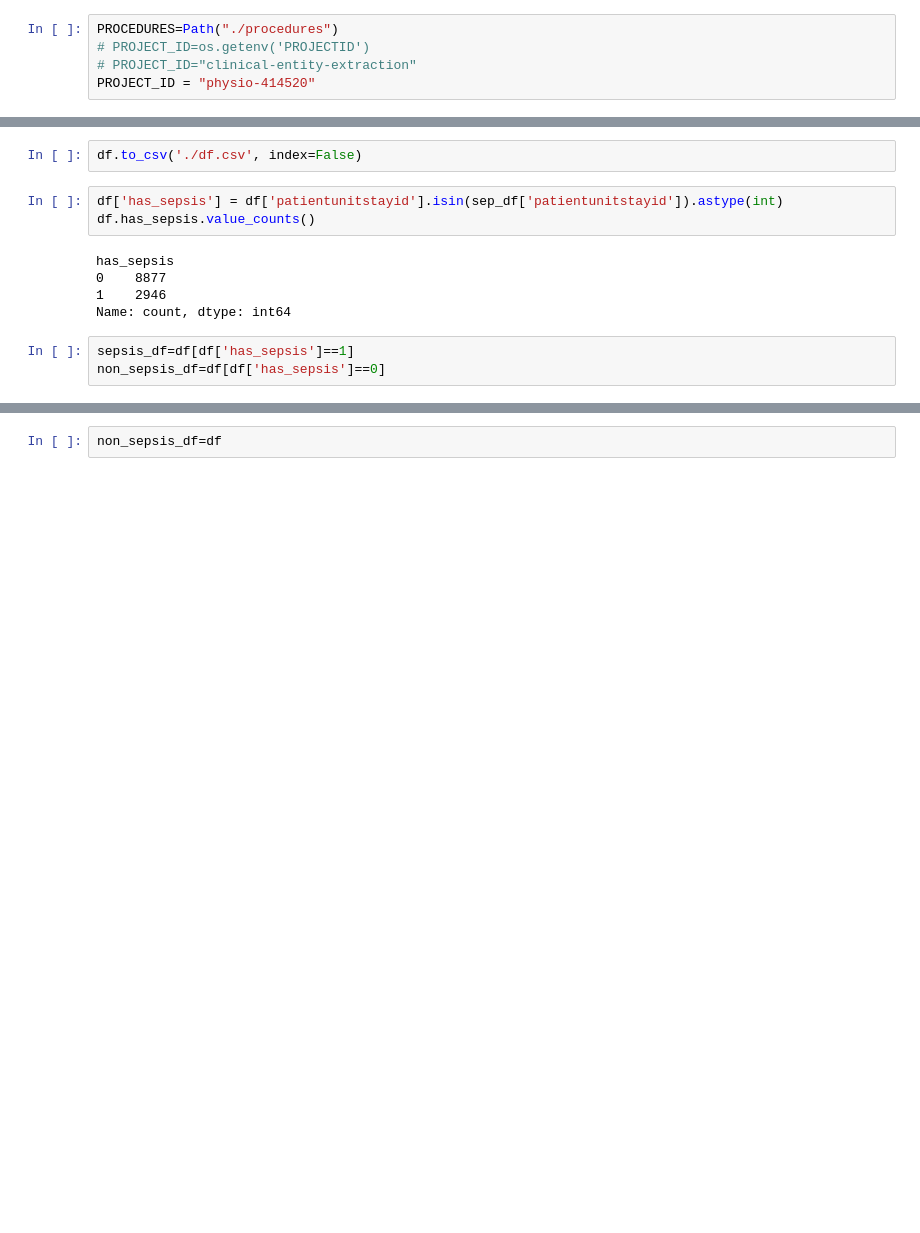
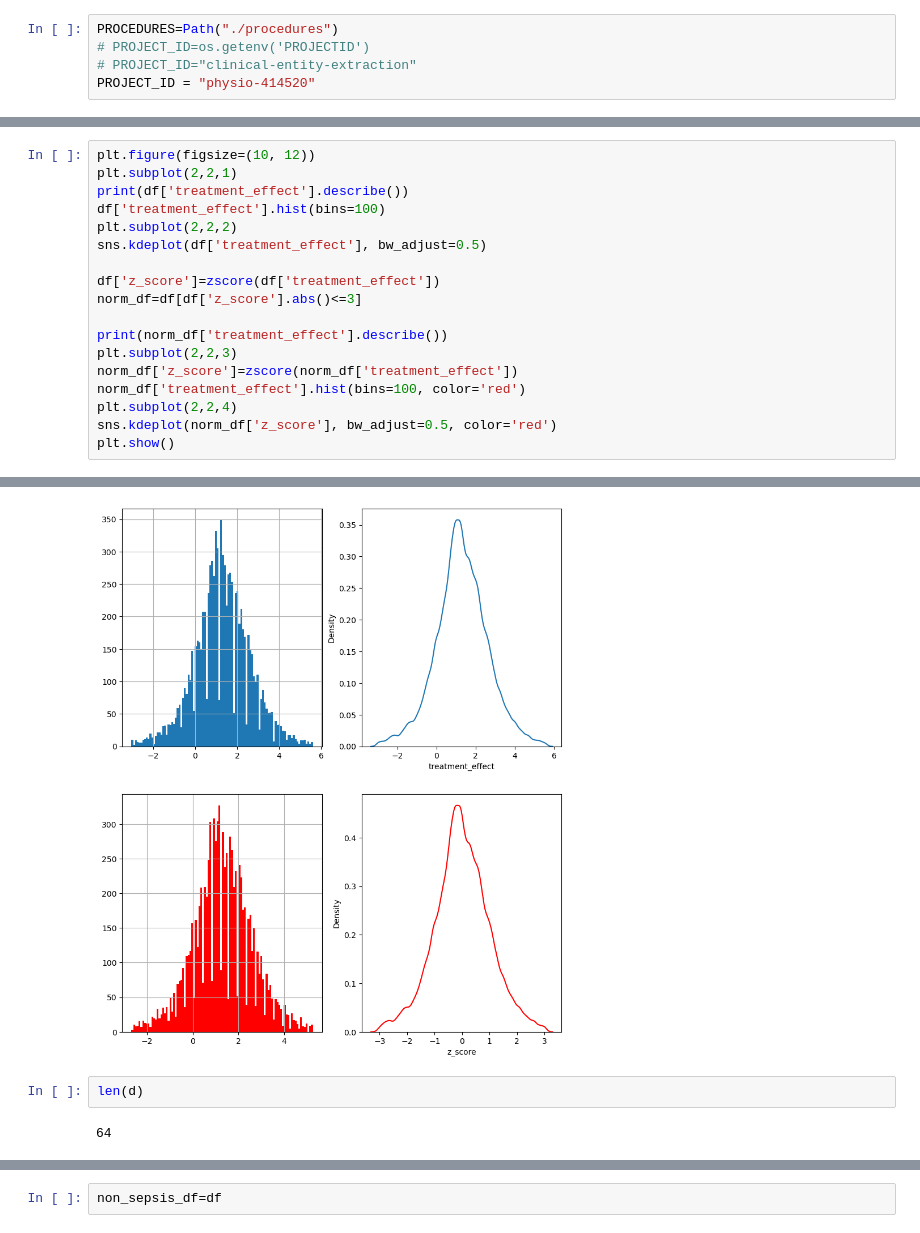
Before and after one commit to jhn-nt/hcrbct, a Jupyter notebook: sepsis_eda.ipynb, the cells around one changed output, grey strips where cells are left out. Saved outputs shown, nothing was run; the diff lists cells and outputs as text; blank space fills up the shorter version.

```diff
--- a/sepsis_eda.ipynb
+++ b/sepsis_eda.ipynb
@@ -224,14 +181,20 @@ continuous=['initial_weight','treatment_effect', 'treatment_effect_per_unit', 't
            'Total_time', 'apache_score','SaO2', 'heartrate', 'respiration', 'bp']
-# %%
-df.to_csv('./df.csv', index=False)
-# %%
-df['has_sepsis'] = df['patientunitstayid'].isin(sep_df['patientunitstayid']).astype(int)
-df.has_sepsis.value_counts()
-# %% [output]
-has_sepsis
-0    8877
-1    2946
-Name: count, dtype: int64
-# %%
-sepsis_df=df[df['has_sepsis']==1]
-non_sepsis_df=df[df['has_sepsis']==0]
+# %%
+plt.figure(figsize=(10, 12))
+plt.subplot(2,2,1)
+print(df['treatment_effect'].describe())
+df['treatment_effect'].hist(bins=100)
+plt.subplot(2,2,2)
+sns.kdeplot(df['treatment_effect'], bw_adjust=0.5)
+
+df['z_score']=zscore(df['treatment_effect'])
+norm_df=df[df['z_score'].abs()<=3]
+
+print(norm_df['treatment_effect'].describe())
+plt.subplot(2,2,3)
+norm_df['z_score']=zscore(norm_df['treatment_effect'])
+norm_df['treatment_effect'].hist(bins=100, color='red')
+plt.subplot(2,2,4)
+sns.kdeplot(norm_df['z_score'], bw_adjust=0.5, color='red')
+plt.show()
+# %% [output]
@@ -237,0 +219,5 @@ non_sepsis_df=df[df['has_sepsis']==0]
+[figure, added]
+# %%
+len(d)
+# %% [output]
+64
```
Also changed, not shown: parts of 18 cells of this notebook, 10 other files.
